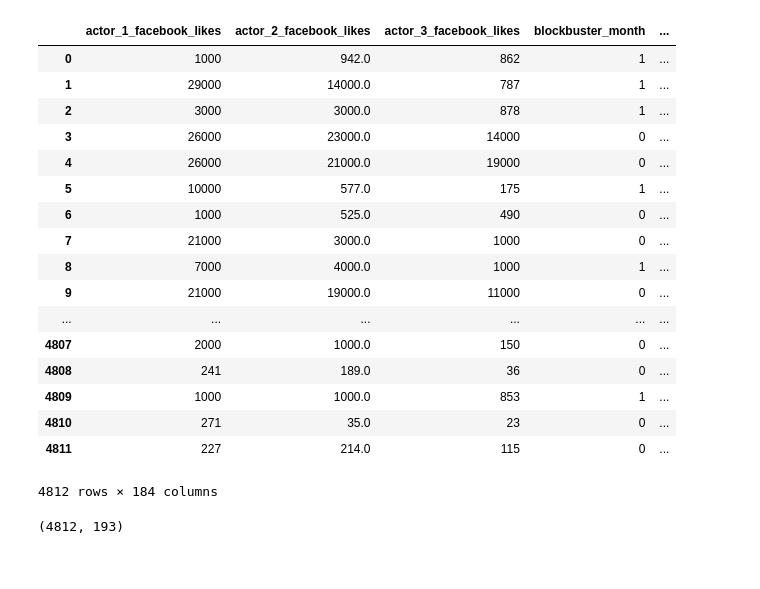
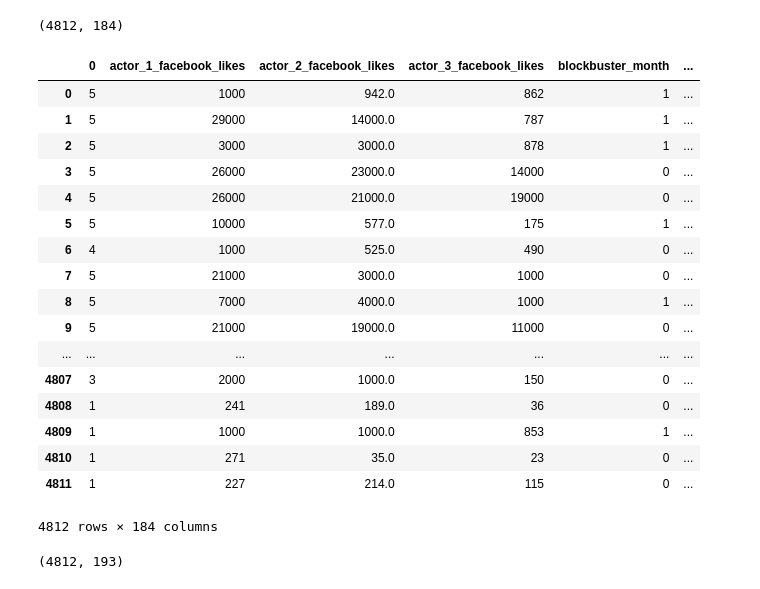
Before and after one commit to rihardsbar/dm-predictive-ml, a Jupyter notebook: logistic_regression/svr_tensorflow.ipynb, the cells around one changed output. Saved outputs shown, nothing was run; the diff lists cells and outputs as text; code cells hidden in the pictures.

```diff
--- a/logistic_regression/svr_tensorflow.ipynb
+++ b/logistic_regression/svr_tensorflow.ipynb
@@ -26,7 +26,7 @@ from itertools import  product
 from sklearn.ensemble import       AdaBoostRegressor
 from sklearn.ensemble import       BaggingRegressor
 from sklearn.ensemble import       ExtraTreesRegressor
-from sklearn.ensemble import       GradientBoostingRegressor
+from sklearn.ensemble import       GradientBoostingRegressor, GradientBoostingClassifier
 from sklearn.ensemble import       RandomForestRegressor
 
 #----Generalized Linear models-----
@@ -81,26 +81,9 @@ dta_clean = dta_clean.drop('Unnamed: 0', axis=1)
 
 pd.options.display.max_columns = 500
 
-dta_clean
+dta_clean.shape
 # %% [output]
-|  | actor_1_facebook_likes | actor_2_facebook_likes | actor_3_facebook_likes | blockbuster_month | ... |
-| 0 | 1000 | 942.0 | 862 | 1 | ... |
-| 1 | 29000 | 14000.0 | 787 | 1 | ... |
-| 2 | 3000 | 3000.0 | 878 | 1 | ... |
-| 3 | 26000 | 23000.0 | 14000 | 0 | ... |
-| 4 | 26000 | 21000.0 | 19000 | 0 | ... |
-| 5 | 10000 | 577.0 | 175 | 1 | ... |
-| 6 | 1000 | 525.0 | 490 | 0 | ... |
-| 7 | 21000 | 3000.0 | 1000 | 0 | ... |
-| 8 | 7000 | 4000.0 | 1000 | 1 | ... |
-| 9 | 21000 | 19000.0 | 11000 | 0 | ... |
-| ... | ... | ... | ... | ... | ... |
-| 4807 | 2000 | 1000.0 | 150 | 0 | ... |
-| 4808 | 241 | 189.0 | 36 | 0 | ... |
-| 4809 | 1000 | 1000.0 | 853 | 1 | ... |
-| 4810 | 271 | 35.0 | 23 | 0 | ... |
-| 4811 | 227 | 214.0 | 115 | 0 | ... |
-4812 rows × 184 columns
+(4812, 184)
 # %%
 #clasify the data for the logistic regression
 def label_gross (gross):
@@ -110,8 +93,8 @@ def label_gross (gross):
     elif ((gross >= 50000000) & (gross < 200000000)) : return 4
     elif (gross >= 200000000) : return 5
 
-#y = dta_clean.worldwide_gross.apply (lambda gross: label_gross (gross))
-y = dta_clean['worldwide_gross']
+y = dta_clean.worldwide_gross.apply (lambda gross: label_gross (gross))
+#y = dta_clean['worldwide_gross']
 X = dta_clean.drop('worldwide_gross', axis=1)
 
 X_col = X.columns
@@ -123,7 +106,7 @@ if False:
     X = standard_scaler.transform(X)
 
 #pd.DataFrame(X, columns=X_col).describe()
-#X_train, X_test, y_train, y_test = train_test_split(X, y, test_size=0.3, random_state=0)
+X_train, X_test, y_train, y_test = train_test_split(X, y, test_size=0.3, random_state=0)
 #model = SVR(kernel='rbf', verbose=2)
 
 #model = LinearRegression()
@@ -138,7 +121,8 @@ if False:
 #model = KNeighborsRegressor()
 #model = KNeighborsClassifier()
 
-model = GradientBoostingRegressor()
+#model = GradientBoostingRegressor()
+model = GradientBoostingClassifier(max_features=15)
 #from sklearn.linear_model import   ARDRegression
 #model = GradientBoostingClassifier()
 
@@ -171,6 +155,38 @@ model = GradientBoostingRegressor()
 #X.describe()
 #X, _X_dummy, y, _y_dummy = train_test_split(X, y, test_size=0)
 #model.coef_
+x= X
+X_cl_train, X_cl_test, y_cl_train, y_cl_test = train_test_split(x, y, test_size=0.25)
+gardient_class = GradientBoostingClassifier(n_estimators = 1000,
+              learning_rate = 0.01,
+              max_depth =  10,
+              min_samples_leaf = 5,
+              max_features = 0.01,
+              max_leaf_nodes =  None)
+gardient_class.fit(X_cl_train, y_cl_train)
+
+x = pd.concat([pd.DataFrame(gardient_class.predict(x)), pd.DataFrame(x)], axis=1)
+# %%
+x
+# %% [output]
+|  | 0 | actor_1_facebook_likes | actor_2_facebook_likes | actor_3_facebook_likes | blockbuster_month | ... |
+| 0 | 5 | 1000 | 942.0 | 862 | 1 | ... |
+| 1 | 5 | 29000 | 14000.0 | 787 | 1 | ... |
+| 2 | 5 | 3000 | 3000.0 | 878 | 1 | ... |
+| 3 | 5 | 26000 | 23000.0 | 14000 | 0 | ... |
+| 4 | 5 | 26000 | 21000.0 | 19000 | 0 | ... |
+| 5 | 5 | 10000 | 577.0 | 175 | 1 | ... |
+| 6 | 4 | 1000 | 525.0 | 490 | 0 | ... |
+| 7 | 5 | 21000 | 3000.0 | 1000 | 0 | ... |
+| 8 | 5 | 7000 | 4000.0 | 1000 | 1 | ... |
+| 9 | 5 | 21000 | 19000.0 | 11000 | 0 | ... |
+| ... | ... | ... | ... | ... | ... | ... |
+| 4807 | 3 | 2000 | 1000.0 | 150 | 0 | ... |
+| 4808 | 1 | 241 | 189.0 | 36 | 0 | ... |
+| 4809 | 1 | 1000 | 1000.0 | 853 | 1 | ... |
+| 4810 | 1 | 271 | 35.0 | 23 | 0 | ... |
+| 4811 | 1 | 227 | 214.0 | 115 | 0 | ... |
+4812 rows × 184 columns
 # %%
 from sklearn.preprocessing import FunctionTransformer,PolynomialFeatures
 def dummy(X):   return X
```
Also changed, not shown: parts of 8 cells of this notebook, 2 other files.
